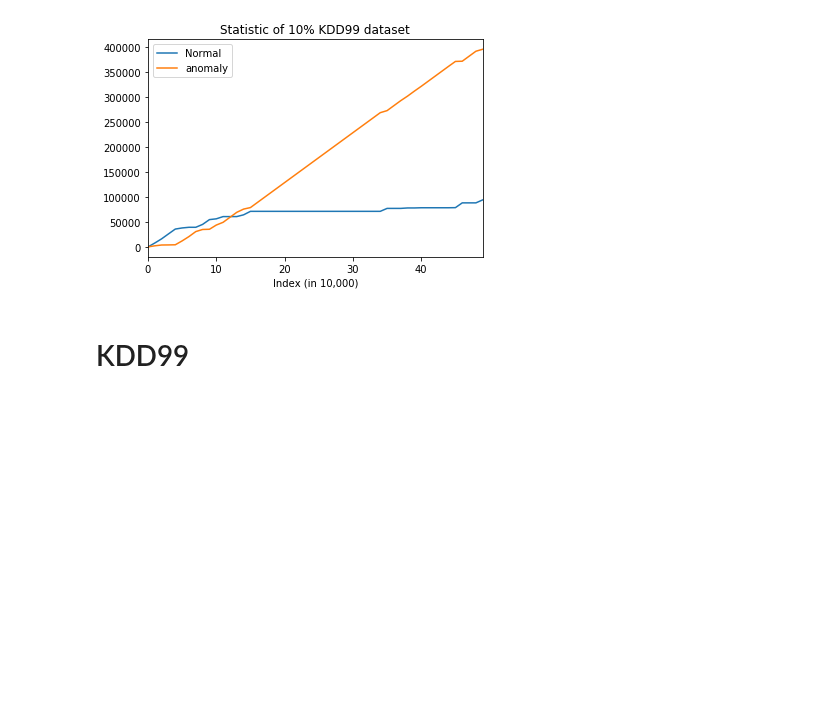
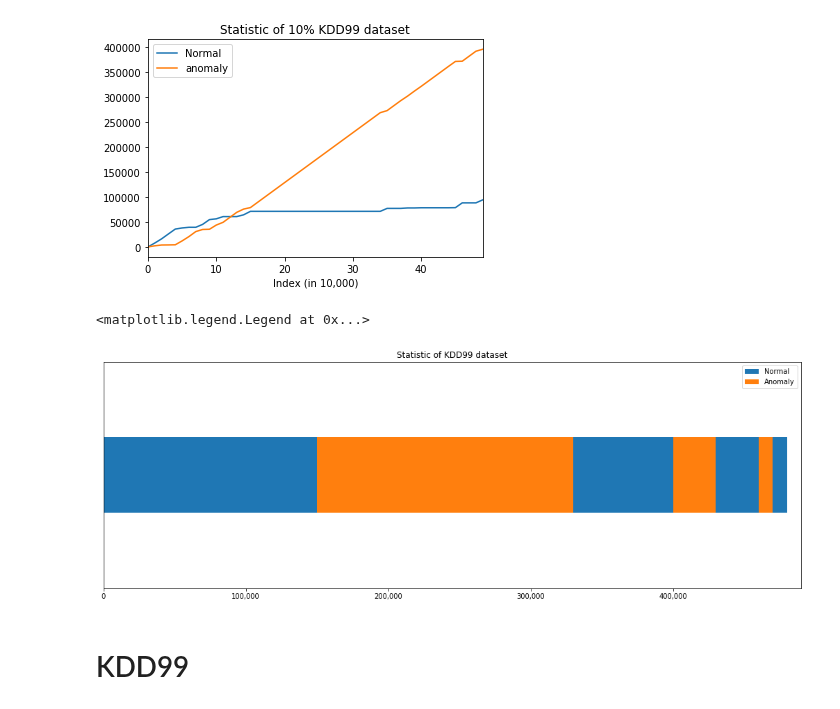
Before and after one commit to binli826/LSTM-Autoencoders, a Jupyter notebook: KDD99 Statistic.ipynb, the cells around one changed output. Cells and saved outputs as stored; diff of their text form; code cells hidden in the pictures; blank space fills up the shorter version.

```diff
--- a/KDD99 Statistic.ipynb
+++ b/KDD99 Statistic.ipynb
@@ -10,12 +10,11 @@ filename = "C:/Users/Bin/Documents/Datasets/KDD99/kddcup.data_10_percent_correct
 # %%
 normal = 0
 anomaly = 0
-n = []
-a = []
+n_ = []
+a_ = []
 for chunk in pd.read_csv(filename, chunksize=10000):
     n.append(normal)
     a.append(anomaly)
-    print(normal,anomaly)
     for index,row in chunk.iterrows():
         if row[-1] == "normal.":
             normal +=1
@@ -31,6 +48,30 @@ plt.legend()
 plt.show()
 # %% [output]
 [figure]
+# %%
+n_d = np.array([n_[i]-n_[i-1] for i in range(1,len(n_))])
+# %%
+for i in range(n_d.size):
+    if n_d[i] != 0:
+        n_d[i] = 1
+# %%
+fig, ax = plt.subplots(1,1)
+fig.set_size_inches(18,6)
+plt.xlim(0,n_d.size)
+x_ticks_labels = ["0","100,000","200,000","300,000","400,000","500,000"]
+ax.set_xticklabels(x_ticks_labels, fontsize=10)
+ax.set_ylim(1,4)
+ax.fill_between(x=range(n_d.size),y1=np.ones(n_d.size)*2,y2=np.ones(n_d.size)*3,label="Normal")
+n_d_c = np.where(n_d==0,1,-1)
+n_d_c = np.where(n_d_c==-1,0,1)
+ax.get_yaxis().set_visible(False)
+ax.fill_between(x=range(n_d_c.size),y1=np.ones(n_d_c.size)*2,y2=np.ones(n_d_c.size)*3,
+              where=n_d_c,label="Anomaly")
+plt.title("Statistic of 10%KDD99 dataset")
+ax.legend()
+# %% [output]
+<matplotlib.legend.Legend at 0x...>
+[figure, added]
 # %% [markdown]
 # KDD99
 # %%
```
Also changed, not shown: parts of 1 cell of this notebook, 3 other files.
